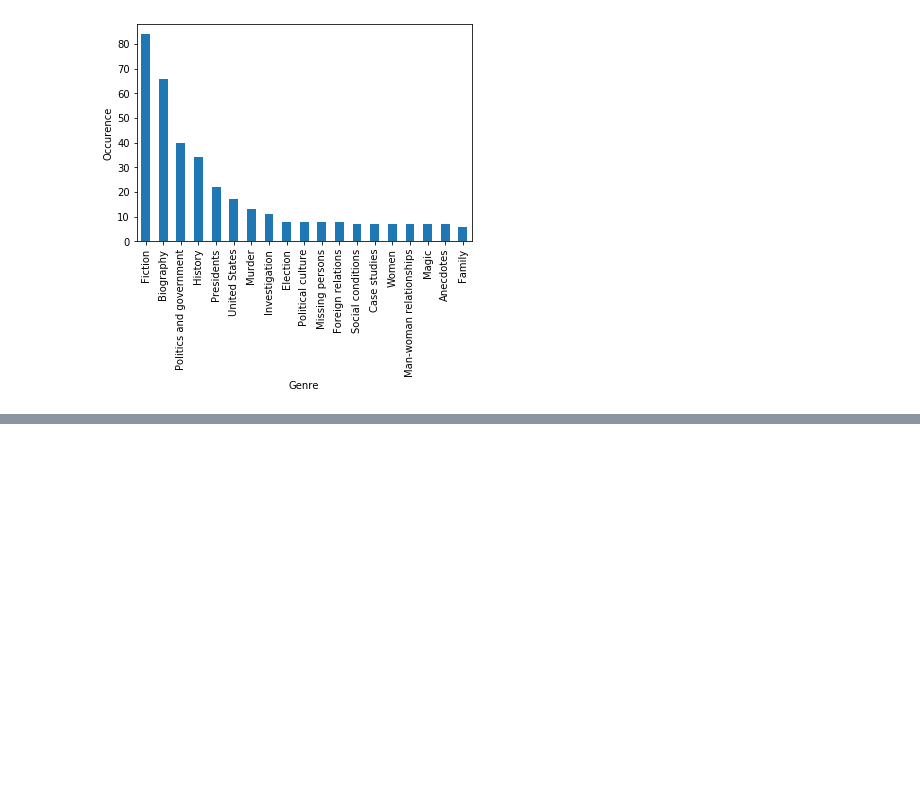
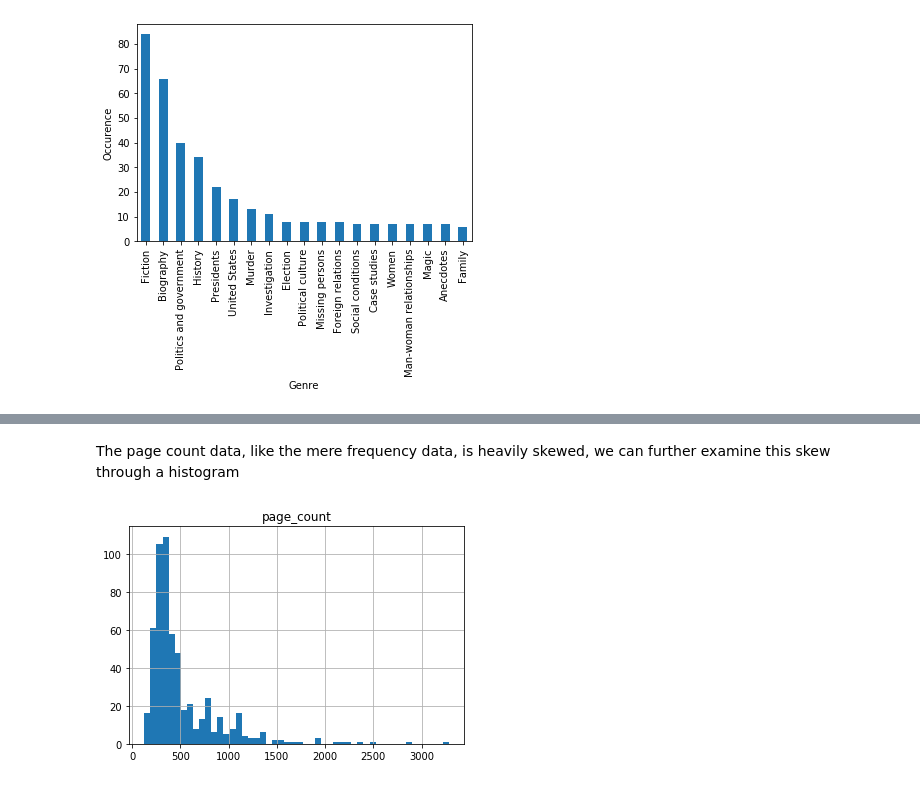
Before and after one commit to brennyD/brennyD.github.io, a Jupyter notebook: Final Tutorial.ipynb, the cells around one changed output, grey strips where cells are left out. Cells and saved outputs as stored; diff of their text form; code cells hidden in the pictures; blank space fills up the shorter version.

Commit message:
Added analysis on page counts of certain genres

```diff
--- a/Final Tutorial.ipynb
+++ b/Final Tutorial.ipynb
@@ -455,0 +458,16 @@ Based on this plot, it is apparent that, outside of general fiction, books that
+# %%
+genre_pages = {}
+
+def genre_count(x):
+    for i in x["genres"]:
+        try:
+            genre_pages[i] = genre_pages[i]+x["page_count"]
+        except KeyError:
+            genre_pages[i] = x["page_count"]
+
+nyt_g.apply(lambda x: genre_count(x), axis=1)
+genres_total = pd.DataFrame.from_dict(genre_pages, orient="index").reset_index()
+genres_total.columns =["genre", "page_count"]
+genres_total = genres_total.sort_values(by="page_count", ascending=False)
+genres_total = genres_total.dropna()
+genres_total
@@ -455,0 +504,6 @@ Based on this plot, it is apparent that, outside of general fiction, books that
+# %% [markdown]
+The page count data, like the mere frequency data, is heavily skewed, we can further examine this skew through a histogram
+# %%
+genres_total.hist(bins=50);
+# %% [output]
+[figure, added]
```
Also changed, not shown: parts of 7 cells of this notebook, 1 other file.
